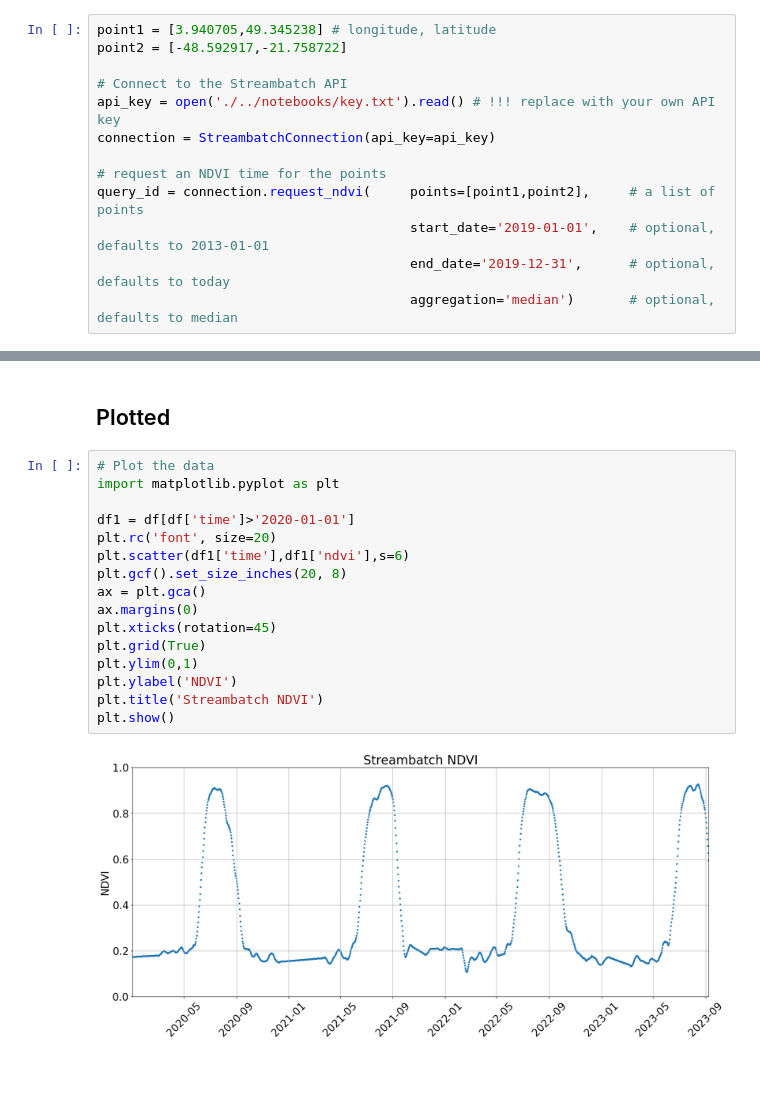
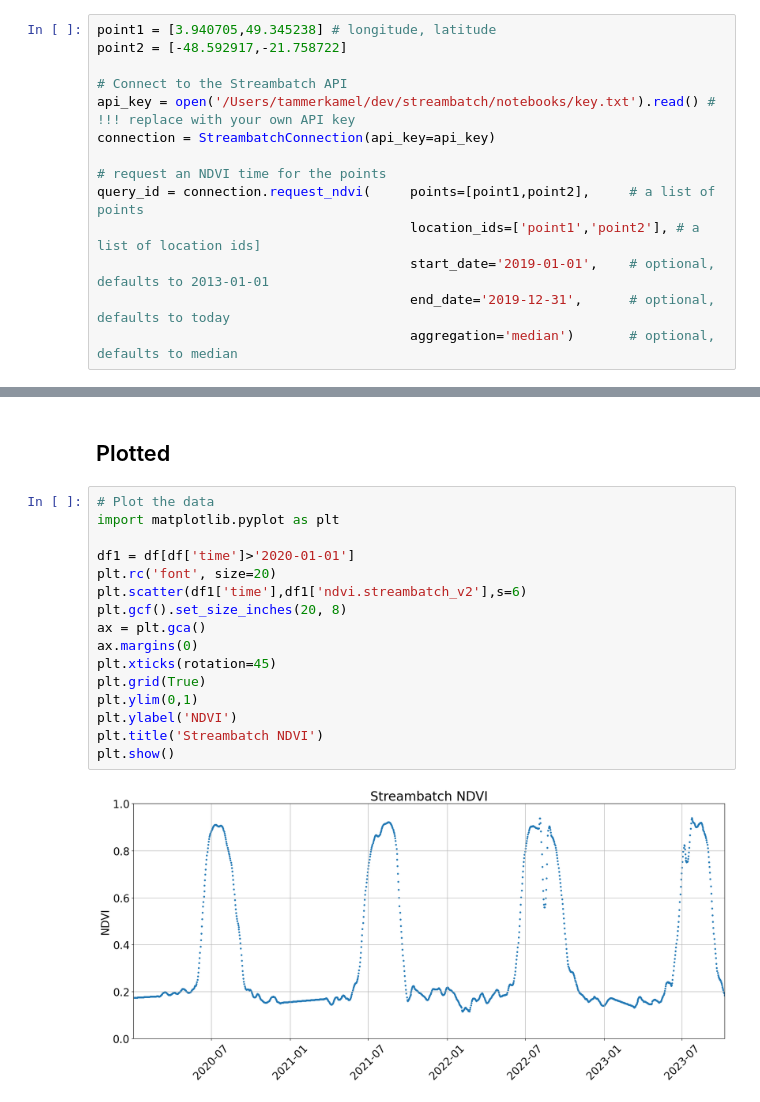
Before and after one commit to Streambatch-IO/tutorials, a Jupyter notebook: api_demo.ipynb, the cells around one changed output, grey strips where cells are left out. Cells and saved outputs as stored; diff of their text form; blank space fills up the shorter version.

Commit message:
+ location_ids

```diff
--- a/api_demo.ipynb
+++ b/api_demo.ipynb
@@ -17,11 +17,12 @@ point1 = [3.940705,49.345238] # longitude, latitude
 point2 = [-48.592917,-21.758722]
 
 # Connect to the Streambatch API
-api_key = open('./../notebooks/key.txt').read() # !!! replace with your own API key
+api_key = open('/Users/tammerkamel/dev/streambatch/notebooks/key.txt').read() # !!! replace with your own API key
 connection = StreambatchConnection(api_key=api_key)
 
 # request an NDVI time for the points
 query_id = connection.request_ndvi(     points=[point1,point2],     # a list of points
+                                        location_ids=['point1','point2'], # a list of location ids]
                                         start_date='2019-01-01',    # optional, defaults to 2013-01-01
                                         end_date='2019-12-31',      # optional, defaults to today
                                         aggregation='median')       # optional, defaults to median
@@ -93,18 +94,18 @@ Waiting for data........done.
 # %%
 # Plot the data
 import matplotlib.pyplot as plt
 
 df1 = df[df['time']>'2020-01-01']
 plt.rc('font', size=20)
-plt.scatter(df1['time'],df1['ndvi'],s=6)
+plt.scatter(df1['time'],df1['ndvi.streambatch_v2'],s=6)
 plt.gcf().set_size_inches(20, 8)
 ax = plt.gca()
 ax.margins(0)
 plt.xticks(rotation=45)
 plt.grid(True)
 plt.ylim(0,1)
 plt.ylabel('NDVI')
 plt.title('Streambatch NDVI')
 plt.show()
 # %% [output]
-[figure, old version]
+[figure, new version]
```
Also changed, not shown: parts of 4 cells of this notebook.
